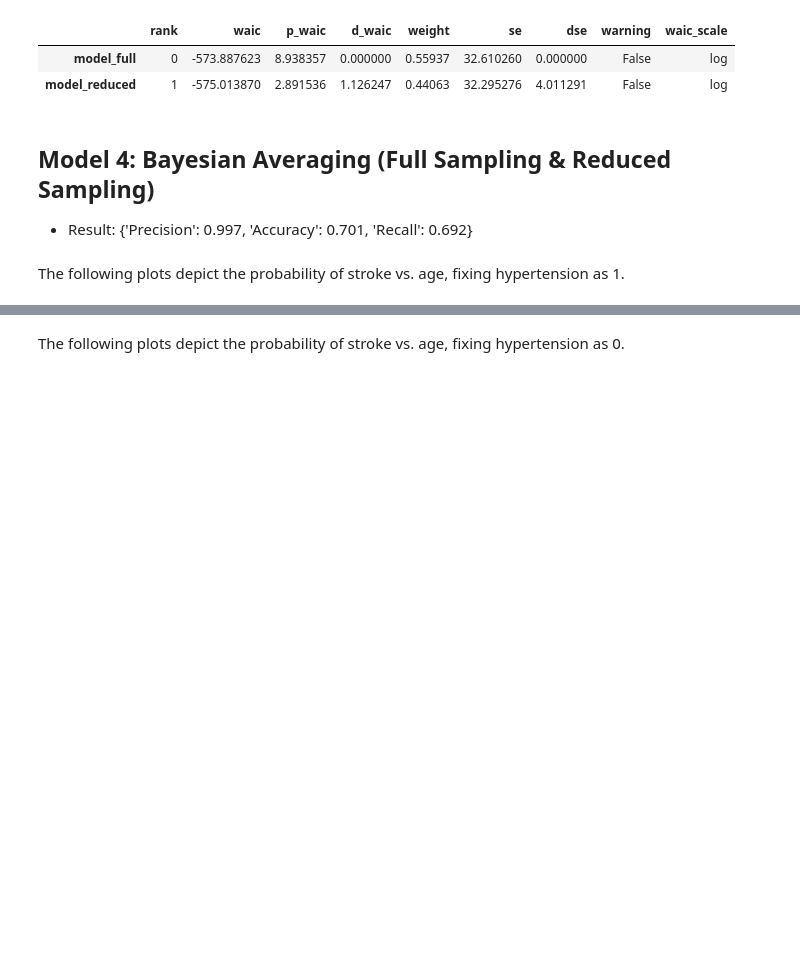
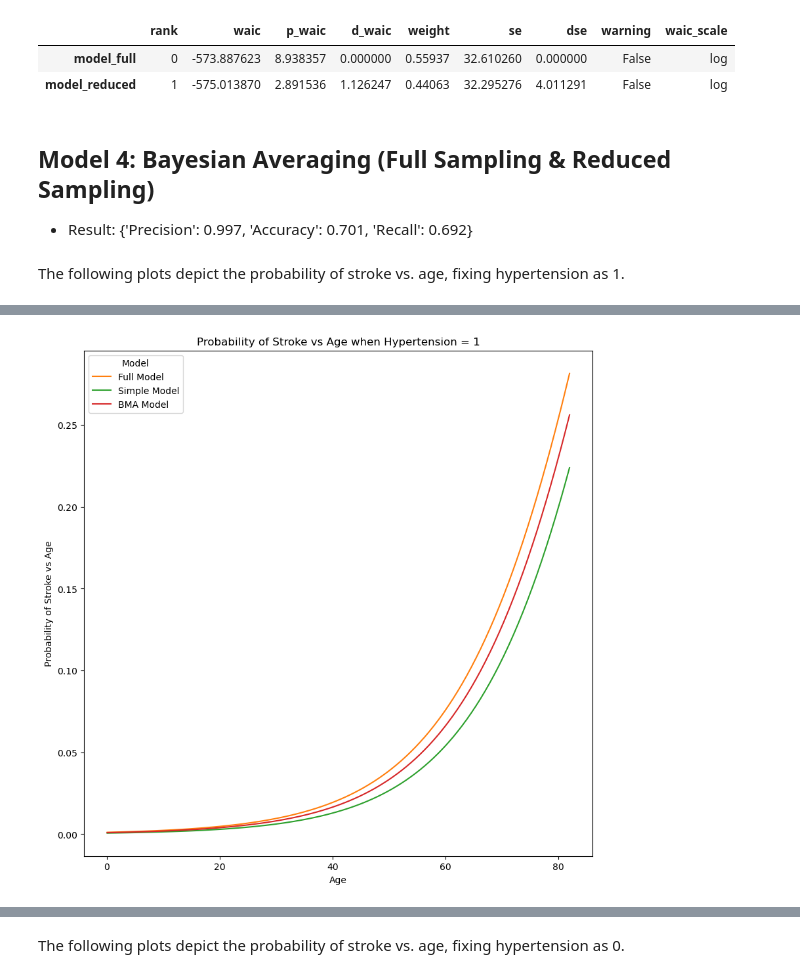
Before and after one commit to Griffin-McCauley/stroke-analysis-bayes, a Jupyter notebook: Stroke Analysis.ipynb, the cells around one changed output, grey strips where cells are left out. Cells and saved outputs as stored; diff of their text form; code cells hidden in the pictures; blank space fills up the shorter version.

```diff
--- a/Stroke Analysis.ipynb
+++ b/Stroke Analysis.ipynb
@@ -704,0 +722,9 @@ plt.legend(title = 'Model');
+# %%
+# Computing predictions by combining the models using the WAIC weights
+w = cmp_waic.loc['model_full','weight']
+weights = [w, 1-w]
+
+# plot of models with bma
+plot_posterior_precitive_using_mean(weights, full_trace, reduced_trace, 1, 'Probability of Stroke vs Age when Hypertension = 1')
+# %% [output]
+[figure, added]
```
Also changed, not shown: parts of 39 cells of this notebook, 1 other file.
